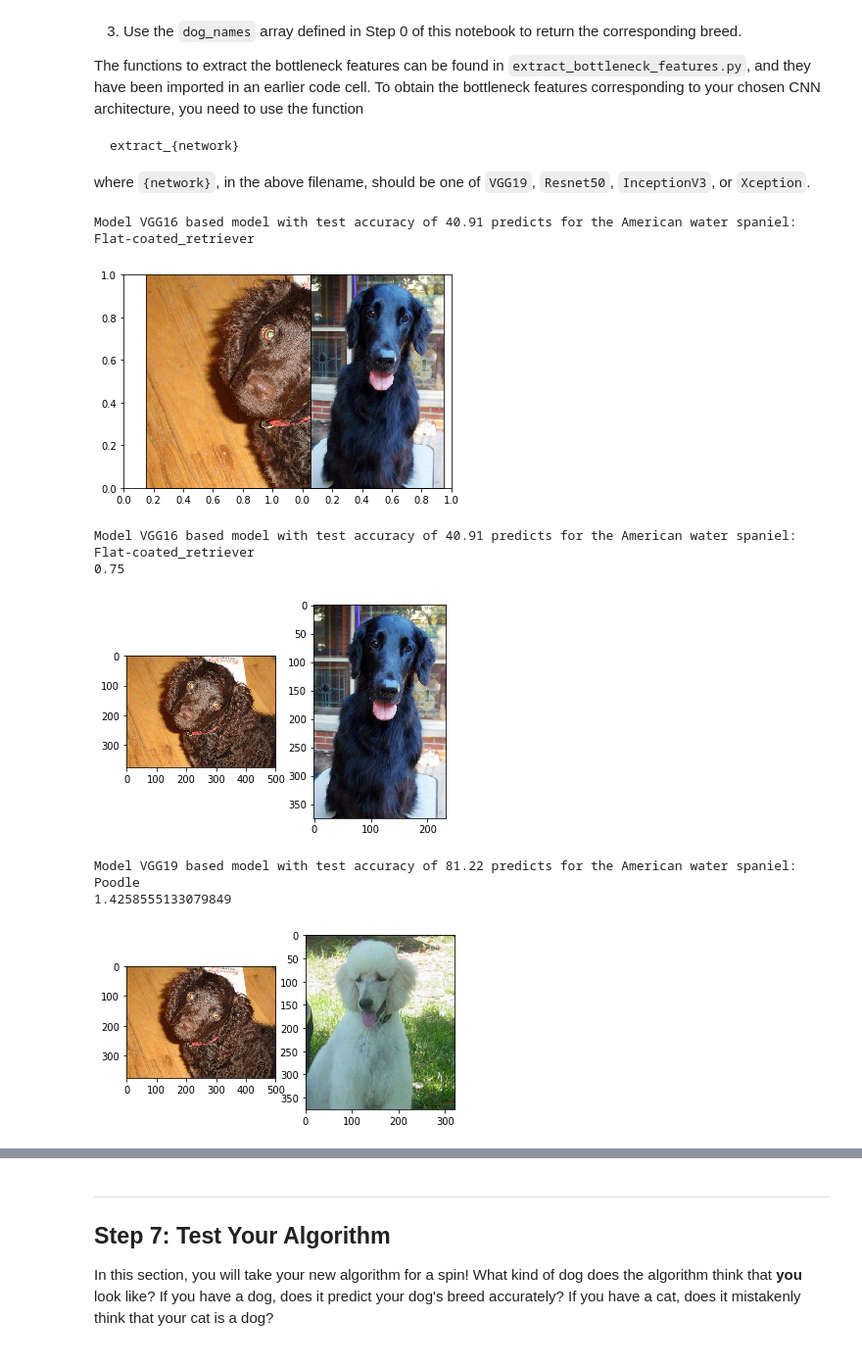
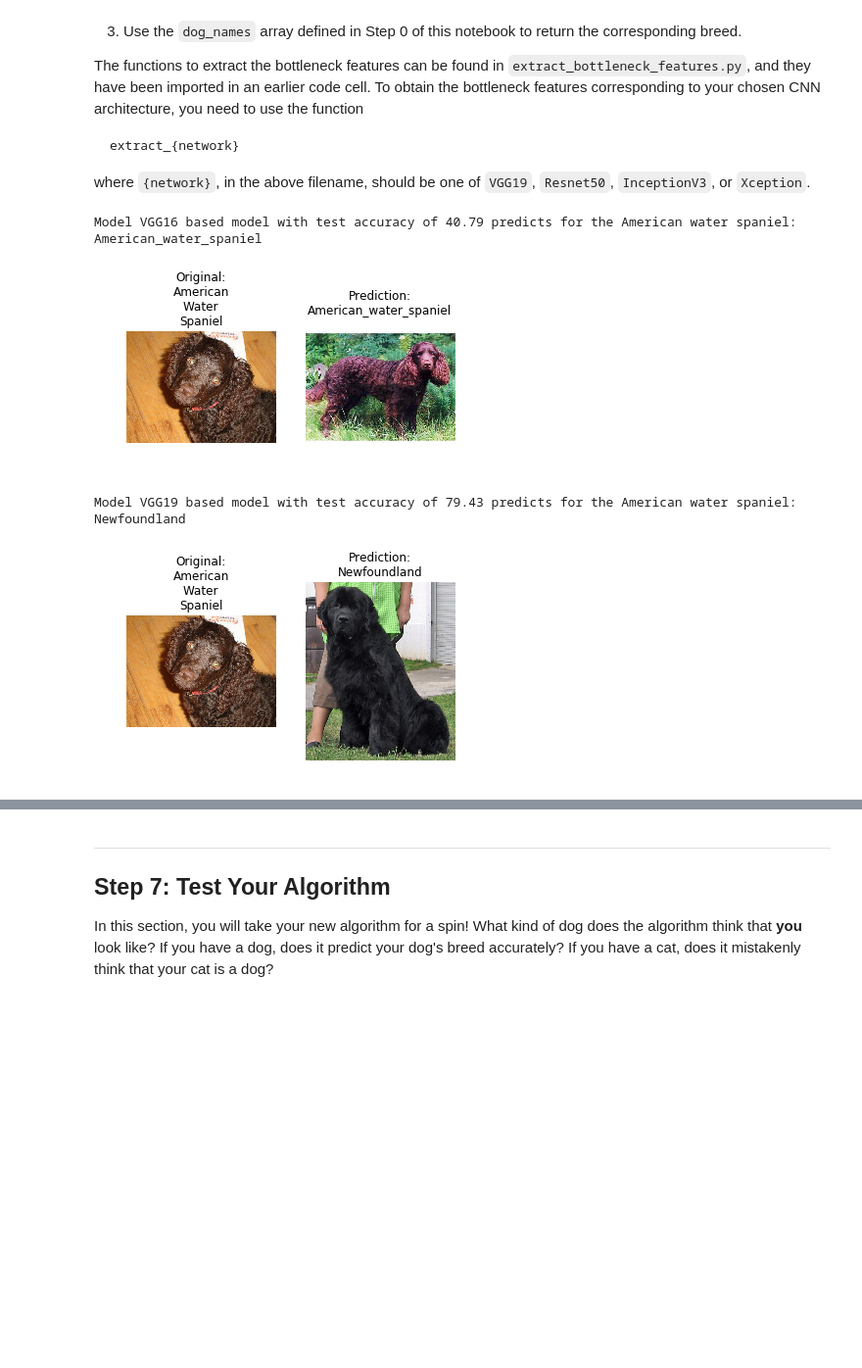
Before and after one commit to rmminusrslash/dog-project, a Jupyter notebook: dog_app.ipynb, the cells around one changed output, grey strips where cells are left out. Shown at 98% size. Drawn from its saved outputs; the diff is of its cells as text; code cells hidden in the pictures; blank space fills up the shorter version.

```diff
--- a/dog_app.ipynb
+++ b/dog_app.ipynb
@@ -752,6 +753,9 @@ def VGG19_predict_breed(image_path):
     best_guess=dog_names[np.argmax(prediction)]
     return best_guess
 # %%
+import cv2
+import matplotlib.pyplot as plt
+
 def find_image_for_breed(breed):
     import glob
     for filename in glob.iglob("dogImages/*/*/*", recursive=True):
@@ -763,55 +767,37 @@ def read_rgb(path):
     cv_rgb = cv2.cvtColor(img, cv2.COLOR_BGR2RGB)
     return cv_rgb
 
-def add_to_subplot(image, index_triple)
-    ax=fig.add_subplot(1,numFigures, 1,frameon=False, sharey=True)
-    ax.xaxis.set_visible(False)
-    ax.yaxis.set_visible(False)
+def add_subplot(figure,index,image,title):
+    ax = figure.add_subplot(index)
+    ax.axis('off')
+    ax.set_title(title.replace(" ","\n"))
     plt.imshow(image)
 
-
-def plot_image(path, path2=None):
-    numFigures=1 if path2 is None else 2
-
-    add_to_subplot(read_rgb(path), (1,numFigures,1))
-    if path2 is not None:
-        ax=fig.add_subplot(1,numFigures, 2, sharey=ax,frameon=False)
-        ax.xaxis.set_visible(False)
-        ax.yaxis.set_visible(False)
-        img_2=read_rgb(path)
-        scaling_factor=img.shape[0]/img_2.shape[0]
-        resized_image = cv2.resize(img_2, None, fx=scaling_factor, fy=scaling_factor)
-        plt.imshow(resized_image)
+def plot_image( pathTitle, pathTitle2=None):
+    fig=plt.figure()
+    img=read_rgb(pathTitle[0])
+    add_subplot(fig,"121",img,pathTitle[1])
+    if pathTitle2 is not None:
+        img_2=read_rgb(pathTitle2[0])
+        add_subplot(fig,"122",img_2,pathTitle2[1])
     plt.show()
 # %%
-img.shape[1]
+#checking the function works with two models and an example image
 image_path="images/American_water_spaniel_00648.jpg"
 prediction=VGG16_predict_breed(image_path)
 print("Model VGG16 based model with test accuracy of %.2f predicts for the American water spaniel: %s" % (test_accuracy_vgg16, prediction))
 image_path_prediction=find_image_for_breed(prediction)
-plot_image(image_path,image_path_prediction)
+plot_image((image_path,"Original: American Water Spaniel"),(image_path_prediction,"Prediction: %s" % prediction))
+
+prediction=VGG19_predict_breed(image_path)
+image_path_prediction=find_image_for_breed(prediction)
+print("Model VGG19 based model with test accuracy of %.2f predicts for the American water spaniel: %s" % (test_accuracy,prediction))
+plot_image((image_path,"Original: American Water Spaniel"),(image_path_prediction,"Prediction: %s" %prediction))
 # %% [output]
-Model VGG16 based model with test accuracy of 40.91 predicts for the American water spaniel: Flat-coated_retriever
+Model VGG16 based model with test accuracy of 40.79 predicts for the American water spaniel: American_water_spaniel
-[figure, old version]
+[figure, new version]
+Model VGG19 based model with test accuracy of 79.43 predicts for the American water spaniel: Newfoundland
+[figure, added]
-# %%
-#checking the function works with two models and an example image
-image_path="images/American_water_spaniel_00648.jpg"
-prediction=VGG16_predict_breed(image_path)
-print("Model VGG16 based model with test accuracy of %.2f predicts for the American water spaniel: %s" % (test_accuracy_vgg16, prediction))
-image_path_prediction=find_image_for_breed(prediction)
-plot_image(image_path,image_path_prediction)
-
-prediction=VGG19_predict_breed(image_path)
-image_path_prediction=find_image_for_breed(prediction)
-print("Model VGG19 based model with test accuracy of %.2f predicts for the American water spaniel: %s" % (test_accuracy,prediction))
-plot_image(image_path,image_path_prediction)
-# %% [output]
-Model VGG16 based model with test accuracy of 40.91 predicts for the American water spaniel: Flat-coated_retriever
-0.75
-[figure, removed]
-Model VGG19 based model with test accuracy of 81.22 predicts for the American water spaniel: Poodle
-1.4258555133079849
-[figure, removed]
 # %% [markdown]
 ---
 <a id='step6'></a>
```
Also changed, not shown: parts of 13 cells of this notebook.
